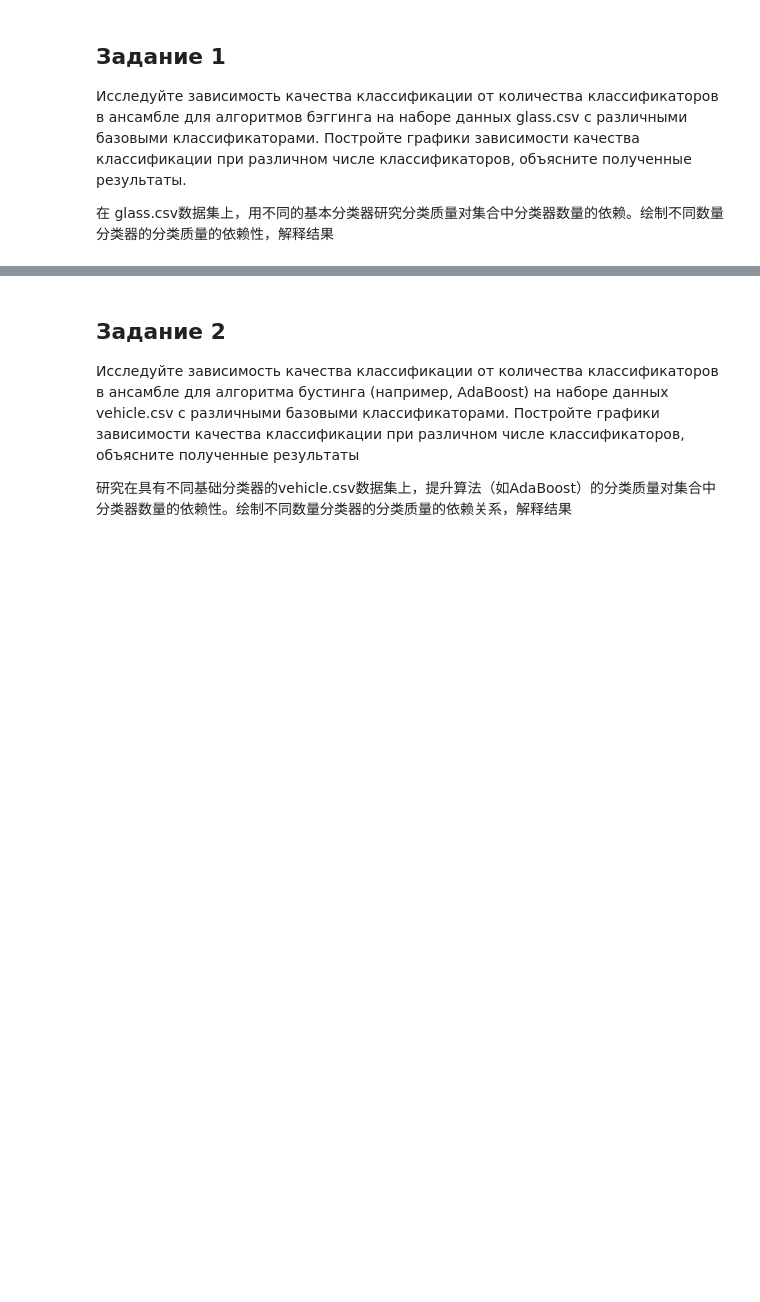
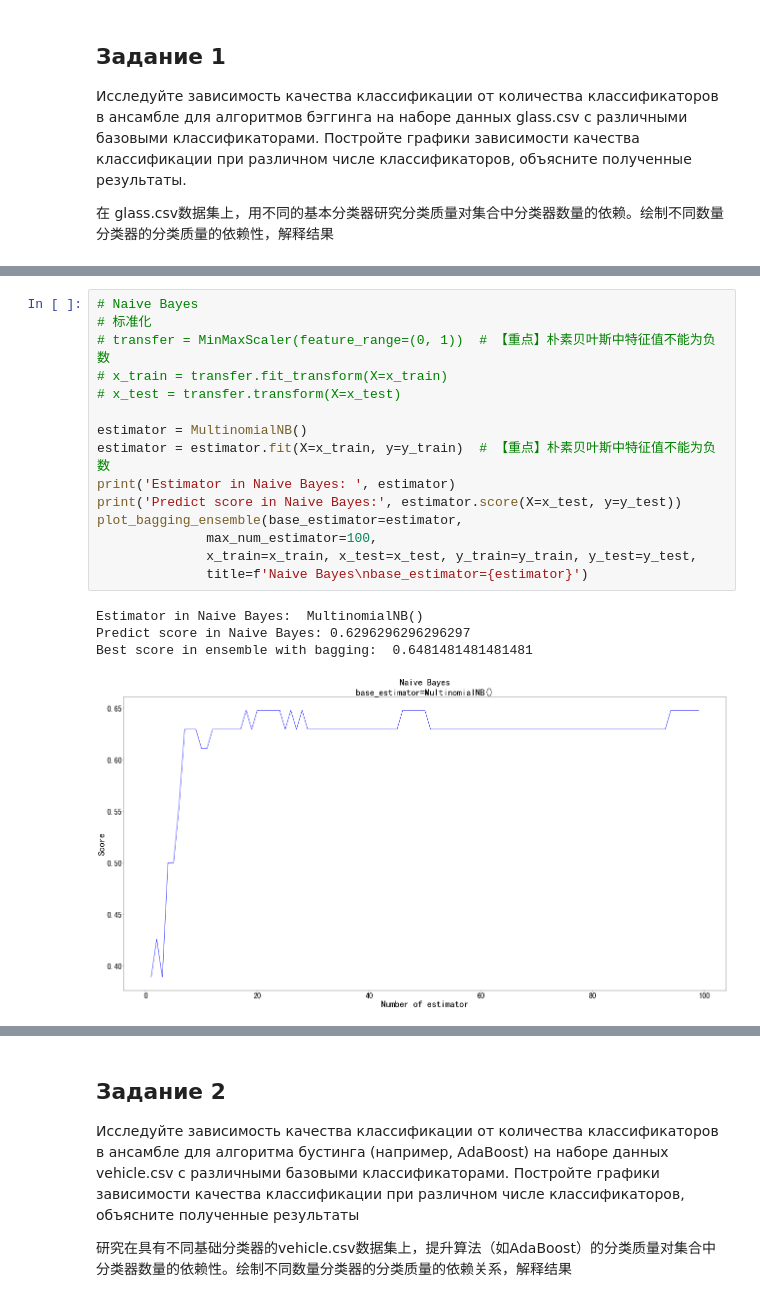
Before and after one commit to NekoSilverFox/Machine-learning, a Jupyter notebook: 199 - 集成学习 - SPbSTU - lab4/lab4 - 集成学习.ipynb, the cells around one changed output, grey strips where cells are left out. Cells and saved outputs as stored; diff of their text form; blank space fills up the shorter version.

```diff
--- a/199 - 集成学习 - SPbSTU - lab4/lab4 - 集成学习.ipynb
+++ b/199 - 集成学习 - SPbSTU - lab4/lab4 - 集成学习.ipynb
@@ -8,0 +70,20 @@
+# %%
+# Naive Bayes
+# 标准化
+# transfer = MinMaxScaler(feature_range=(0, 1))  # 【重点】朴素贝叶斯中特征值不能为负数
+# x_train = transfer.fit_transform(X=x_train)
+# x_test = transfer.transform(X=x_test)
+
+estimator = MultinomialNB()
+estimator = estimator.fit(X=x_train, y=y_train)  # 【重点】朴素贝叶斯中特征值不能为负数
+print('Estimator in Naive Bayes: ', estimator)
+print('Predict score in Naive Bayes:', estimator.score(X=x_test, y=y_test))
+plot_bagging_ensemble(base_estimator=estimator,
+              max_num_estimator=100,
+              x_train=x_train, x_test=x_test, y_train=y_train, y_test=y_test,
+              title=f'Naive Bayes\nbase_estimator={estimator}')
+# %% [output]
+Estimator in Naive Bayes:  MultinomialNB()
+Predict score in Naive Bayes: 0.6296296296296297
+Best score in ensemble with bagging:  0.6481481481481481
+[figure, added]
```
Also changed, not shown: parts of 10 cells of this notebook, 2 other files.
